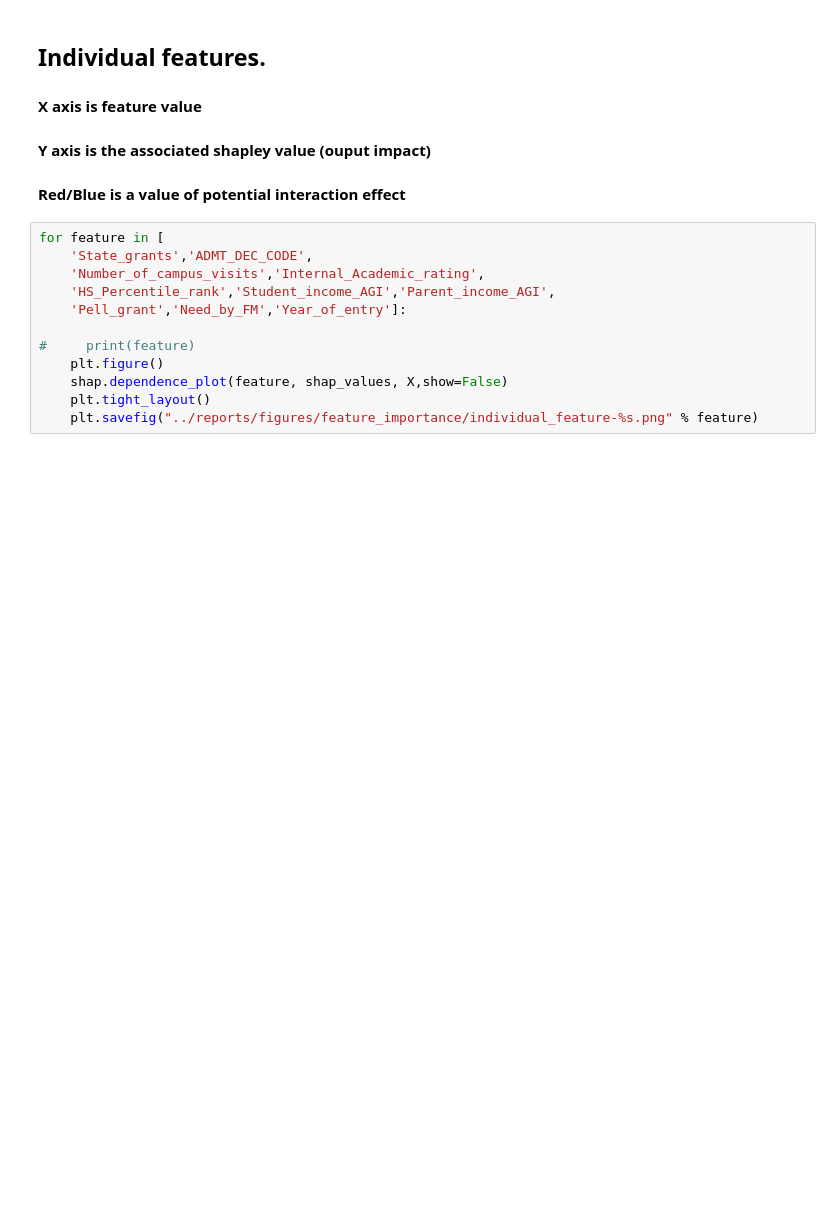
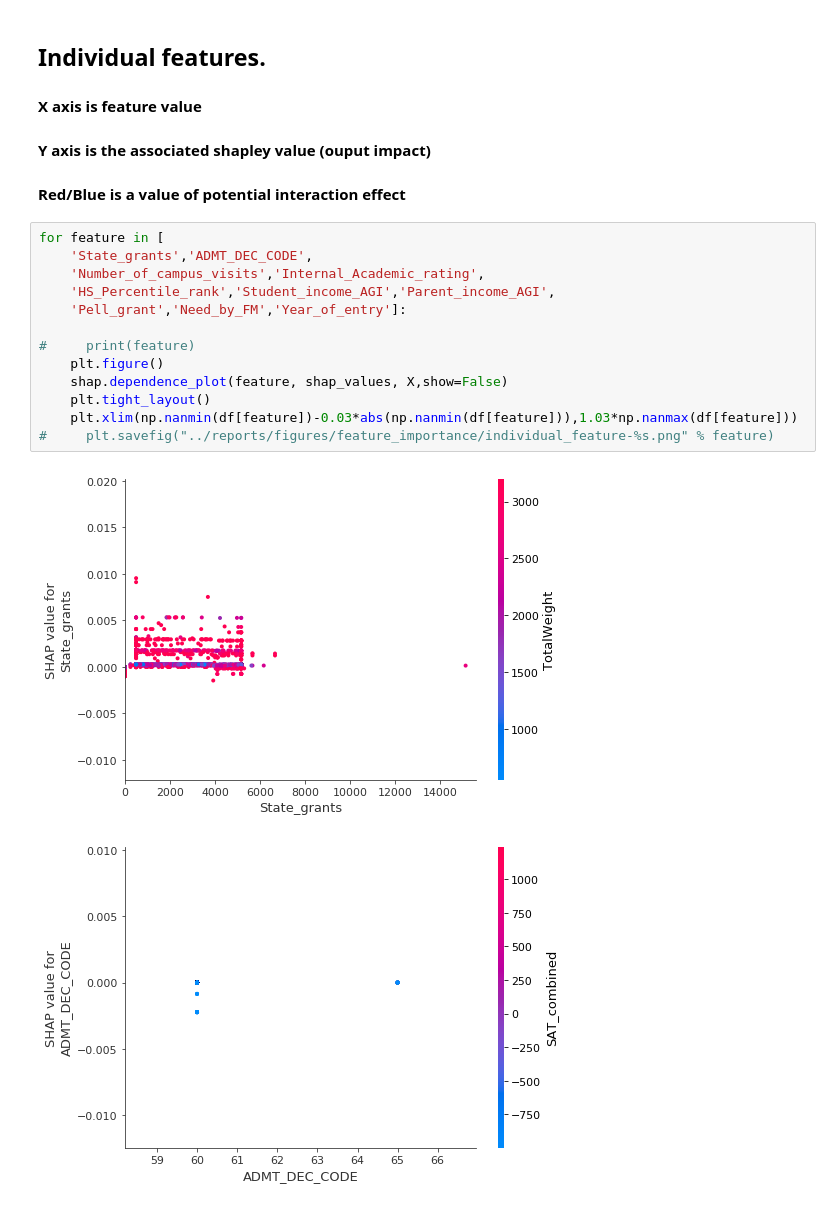
Before and after one commit to stibbs1998/Siena-Admissions-Internship, a Jupyter notebook: notebooks/014-st-feature_importance.ipynb, the cells around one changed output. Saved outputs shown, nothing was run; the diff lists cells and outputs as text; blank space fills up the shorter version.

```diff
--- a/notebooks/014-st-feature_importance.ipynb
+++ b/notebooks/014-st-feature_importance.ipynb
@@ -99,12 +127,16 @@ plt.savefig("../reports/figures/feature_importance/shapley_summary_bar.png")
 # %%
 for feature in [
     'State_grants','ADMT_DEC_CODE',
     'Number_of_campus_visits','Internal_Academic_rating',
     'HS_Percentile_rank','Student_income_AGI','Parent_income_AGI',
     'Pell_grant','Need_by_FM','Year_of_entry']:
 
 #     print(feature)
     plt.figure()
     shap.dependence_plot(feature, shap_values, X,show=False)
     plt.tight_layout()
-    plt.savefig("../reports/figures/feature_importance/individual_feature-%s.png" % feature)
+    plt.xlim(np.nanmin(df[feature])-0.03*abs(np.nanmin(df[feature])),1.03*np.nanmax(df[feature]))
+#     plt.savefig("../reports/figures/feature_importance/individual_feature-%s.png" % feature)
+# %% [output]
+[figure, added]
+[figure, added]
```
Also changed, not shown: parts of 10 cells of this notebook.
